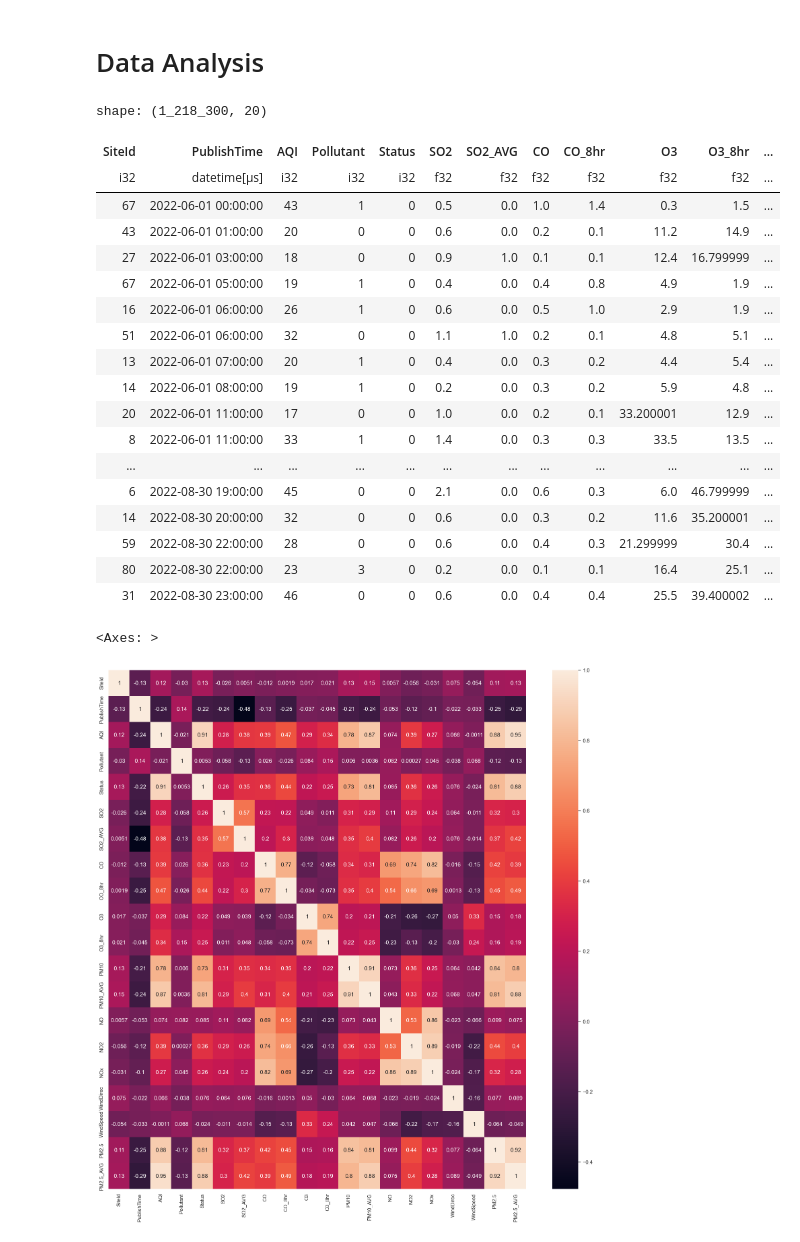
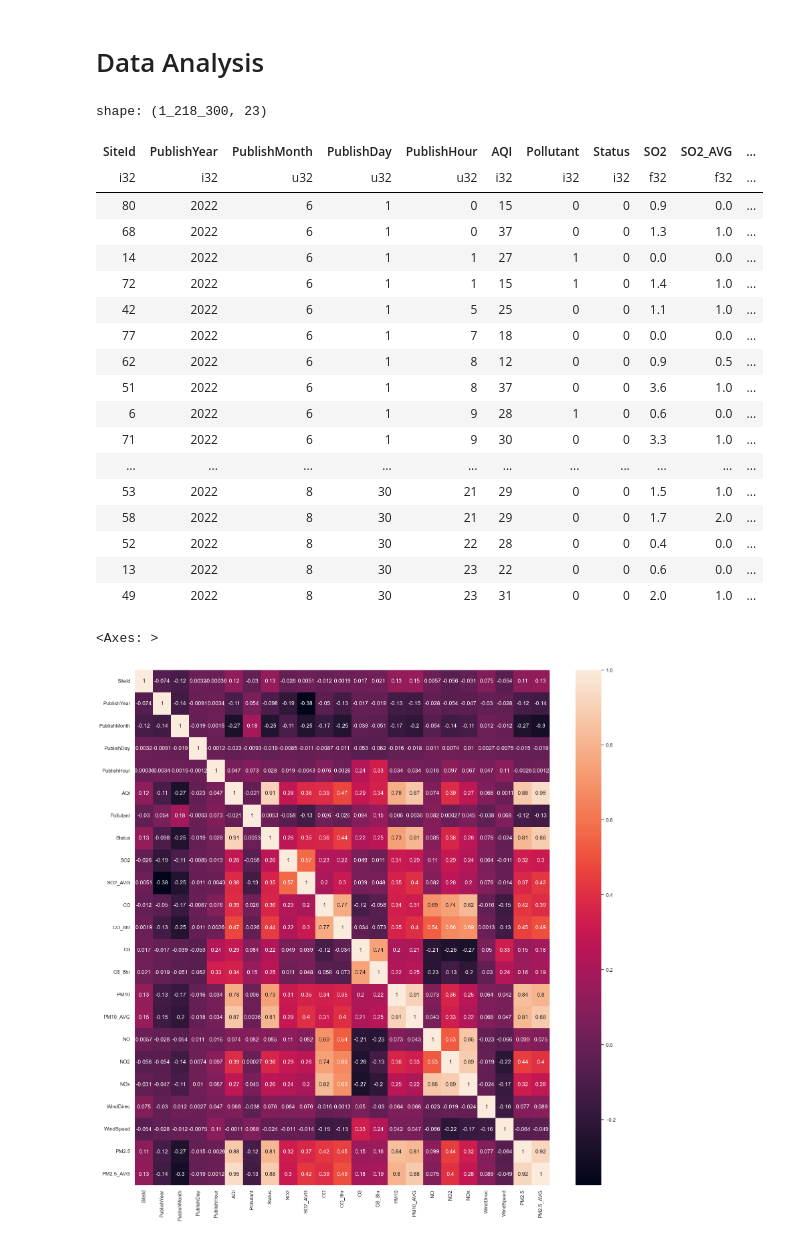
Before and after one commit to hermeschen1116/bayesian-pm25-prediction, a Jupyter notebook: data_processing.ipynb, the cells around one changed output. Cells and saved outputs as stored; diff of their text form; code cells hidden in the pictures.

Commit message:
separate year, month, day, hour

```diff
--- a/data_processing.ipynb
+++ b/data_processing.ipynb
@@ -104,7 +104,7 @@ shape: (1, 25)
 | u32 | u32 | u32 | u32 | u32 | u32 | u32 | u32 | u32 | u32 | u32 | u32 | ... |
 | 0 | 0 | 4500 | 758757 | 3554 | 26661 | 28101 | 17624 | 37485 | 22618 | 27914 | 16777 | ... |
 # %%
-dataset: pd.DataFrame = dataset.to_pandas()
+dataset: pd.DataFrame = dataset.to_pandas(use_pyarrow_extension_array=True)
 # %%
 processed_columns: list = ['AQI', 'Pollutant', 'Status', 'WindDirec']
 for column in processed_columns:
@@ -130,38 +130,44 @@ for i, column in enumerate(dataset.columns):
 # %% [markdown]
 # Data Analysis
+# %%
+dataset = dataset.with_columns(ps.col('PublishTime').dt.year().alias('PublishYear'))
+dataset = dataset.with_columns(ps.col('PublishTime').dt.month().alias('PublishMonth'))
+dataset = dataset.with_columns(ps.col('PublishTime').dt.day().alias('PublishDay'))
+dataset = dataset.with_columns(ps.col('PublishTime').dt.hour().alias('PublishHour'))
 # %%
-dataset = dataset.drop(['SiteName', 'County', 'PublishYearAndMonth', 'Longitude', 'Latitude'])
+dataset = dataset.drop(['SiteName', 'County', 'PublishTime', 'PublishYearAndMonth', 'Longitude', 'Latitude'])
 dataset = dataset.unique()
 dataset = dataset[
-  ['SiteId', 'PublishTime', 'AQI', 'Pollutant', 'Status', 'SO2', 'SO2_AVG', 'CO', 'CO_8hr', 'O3', 'O3_8hr', 'PM10',
-   'PM10_AVG', 'NO', 'NO2', 'NOx', 'WindDirec', 'WindSpeed', 'PM2.5', 'PM2.5_AVG']]
+    ['SiteId', 'PublishYear', 'PublishMonth', 'PublishDay', 'PublishHour', 'AQI', 'Pollutant', 'Status', 'SO2',
+     'SO2_AVG', 'CO', 'CO_8hr', 'O3', 'O3_8hr', 'PM10',
+     'PM10_AVG', 'NO', 'NO2', 'NOx', 'WindDirec', 'WindSpeed', 'PM2.5', 'PM2.5_AVG']]
 # %%
 dataset.write_csv('full_dataset.csv')
 # %%
 dataset
 # %% [output]
-shape: (1_218_300, 20)
+shape: (1_218_300, 23)
-| SiteId | PublishTime | AQI | Pollutant | Status | SO2 | SO2_AVG | CO | CO_8hr | O3 | O3_8hr | ... |
-| i32 | datetime[μs] | i32 | i32 | i32 | f32 | f32 | f32 | f32 | f32 | f32 | ... |
-| 67 | 2022-06-01 00:00:00 | 43 | 1 | 0 | 0.5 | 0.0 | 1.0 | 1.4 | 0.3 | 1.5 | ... |
-| 43 | 2022-06-01 01:00:00 | 20 | 0 | 0 | 0.6 | 0.0 | 0.2 | 0.1 | 11.2 | 14.9 | ... |
-| 27 | 2022-06-01 03:00:00 | 18 | 0 | 0 | 0.9 | 1.0 | 0.1 | 0.1 | 12.4 | 16.799999 | ... |
-| 67 | 2022-06-01 05:00:00 | 19 | 1 | 0 | 0.4 | 0.0 | 0.4 | 0.8 | 4.9 | 1.9 | ... |
-| 16 | 2022-06-01 06:00:00 | 26 | 1 | 0 | 0.6 | 0.0 | 0.5 | 1.0 | 2.9 | 1.9 | ... |
-| 51 | 2022-06-01 06:00:00 | 32 | 0 | 0 | 1.1 | 1.0 | 0.2 | 0.1 | 4.8 | 5.1 | ... |
-| 13 | 2022-06-01 07:00:00 | 20 | 1 | 0 | 0.4 | 0.0 | 0.3 | 0.2 | 4.4 | 5.4 | ... |
-| 14 | 2022-06-01 08:00:00 | 19 | 1 | 0 | 0.2 | 0.0 | 0.3 | 0.2 | 5.9 | 4.8 | ... |
-| 20 | 2022-06-01 11:00:00 | 17 | 0 | 0 | 1.0 | 0.0 | 0.2 | 0.1 | 33.200001 | 12.9 | ... |
-| 8 | 2022-06-01 11:00:00 | 33 | 1 | 0 | 1.4 | 0.0 | 0.3 | 0.3 | 33.5 | 13.5 | ... |
-| ... | ... | ... | ... | ... | ... | ... | ... | ... | ... | ... | ... |
-| 6 | 2022-08-30 19:00:00 | 45 | 0 | 0 | 2.1 | 0.0 | 0.6 | 0.3 | 6.0 | 46.799999 | ... |
-| 14 | 2022-08-30 20:00:00 | 32 | 0 | 0 | 0.6 | 0.0 | 0.3 | 0.2 | 11.6 | 35.200001 | ... |
-| 59 | 2022-08-30 22:00:00 | 28 | 0 | 0 | 0.6 | 0.0 | 0.4 | 0.3 | 21.299999 | 30.4 | ... |
-| 80 | 2022-08-30 22:00:00 | 23 | 3 | 0 | 0.2 | 0.0 | 0.1 | 0.1 | 16.4 | 25.1 | ... |
-| 31 | 2022-08-30 23:00:00 | 46 | 0 | 0 | 0.6 | 0.0 | 0.4 | 0.4 | 25.5 | 39.400002 | ... |
+| SiteId | PublishYear | PublishMonth | PublishDay | PublishHour | AQI | Pollutant | Status | SO2 | SO2_AVG | ... |
+| i32 | i32 | u32 | u32 | u32 | i32 | i32 | i32 | f32 | f32 | ... |
+| 80 | 2022 | 6 | 1 | 0 | 15 | 0 | 0 | 0.9 | 0.0 | ... |
+| 68 | 2022 | 6 | 1 | 0 | 37 | 0 | 0 | 1.3 | 1.0 | ... |
+| 14 | 2022 | 6 | 1 | 1 | 27 | 1 | 0 | 0.0 | 0.0 | ... |
+| 72 | 2022 | 6 | 1 | 1 | 15 | 1 | 0 | 1.4 | 1.0 | ... |
+| 42 | 2022 | 6 | 1 | 5 | 25 | 0 | 0 | 1.1 | 1.0 | ... |
+| 77 | 2022 | 6 | 1 | 7 | 18 | 0 | 0 | 0.0 | 0.0 | ... |
+| 62 | 2022 | 6 | 1 | 8 | 12 | 0 | 0 | 0.9 | 0.5 | ... |
+| 51 | 2022 | 6 | 1 | 8 | 37 | 0 | 0 | 3.6 | 1.0 | ... |
+| 6 | 2022 | 6 | 1 | 9 | 28 | 1 | 0 | 0.6 | 0.0 | ... |
+| 71 | 2022 | 6 | 1 | 9 | 30 | 0 | 0 | 3.3 | 1.0 | ... |
+| ... | ... | ... | ... | ... | ... | ... | ... | ... | ... | ... |
+| 53 | 2022 | 8 | 30 | 21 | 29 | 0 | 0 | 1.5 | 1.0 | ... |
+| 58 | 2022 | 8 | 30 | 21 | 29 | 0 | 0 | 1.7 | 2.0 | ... |
+| 52 | 2022 | 8 | 30 | 22 | 28 | 0 | 0 | 0.4 | 0.0 | ... |
+| 13 | 2022 | 8 | 30 | 23 | 22 | 0 | 0 | 0.6 | 0.0 | ... |
+| 49 | 2022 | 8 | 30 | 23 | 31 | 0 | 0 | 2.0 | 1.0 | ... |
 # %%
 sb.set(rc={'figure.figsize': (20, 20)})
-sb.heatmap(dataset.to_pandas().corr(), annot=True)
+sb.heatmap(dataset.to_pandas(use_pyarrow_extension_array=True).corr(), annot=True)
 # %% [output]
 <Axes: >
-[figure, old version]
+[figure, new version]
```
Also changed, not shown: parts of 7 cells of this notebook.
